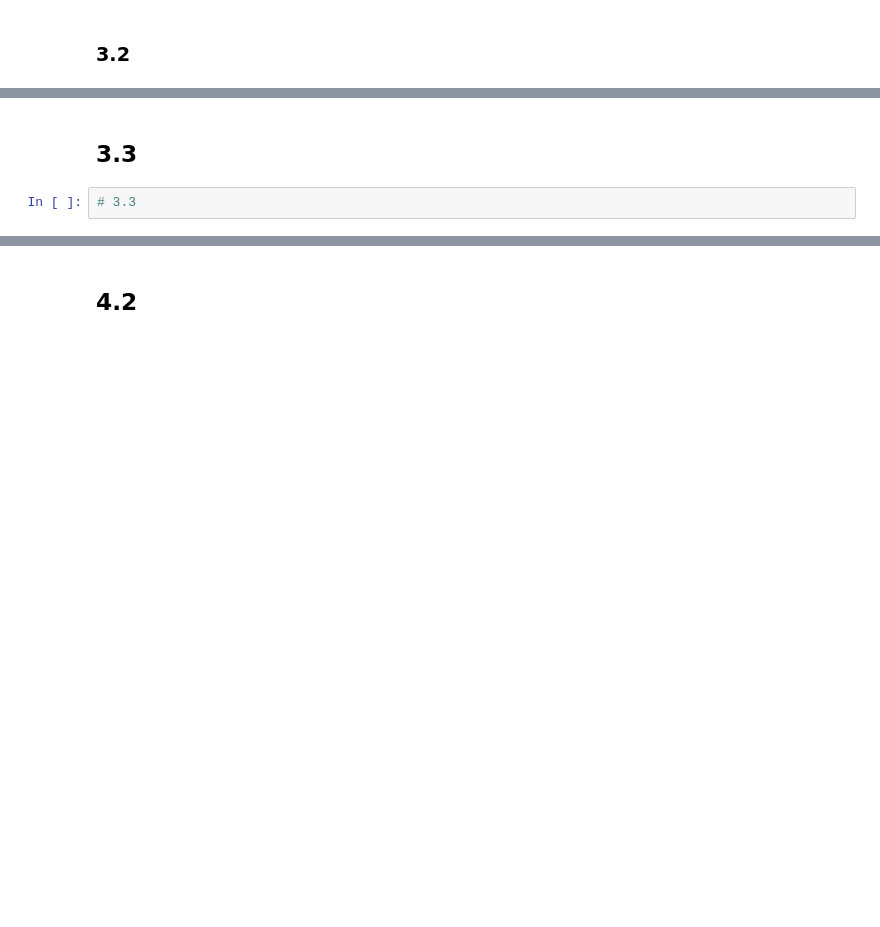
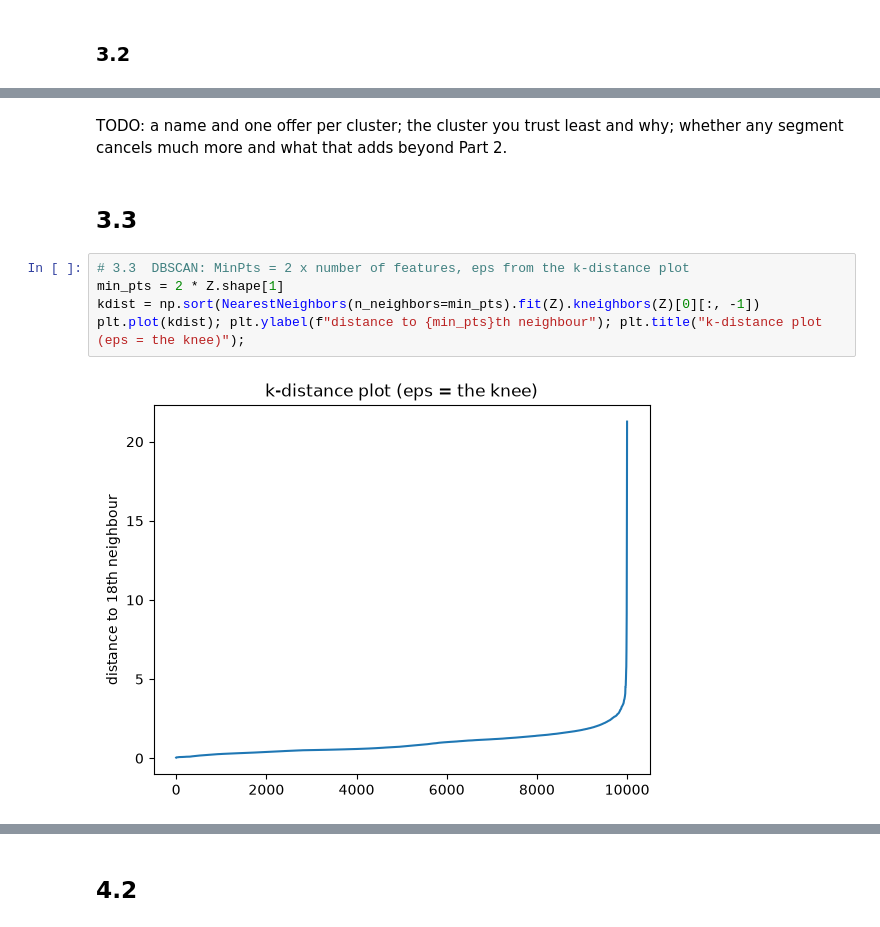
Before and after one commit to clejdan/4300, a Jupyter notebook: Assignment_3/Assignment_3.ipynb, the cells around one changed output, grey strips where cells are left out. Cells and saved outputs as stored; diff of their text form; blank space fills up the shorter version.

```diff
--- a/Assignment_3/Assignment_3.ipynb
+++ b/Assignment_3/Assignment_3.ipynb
@@ -639,4 +1039,11 @@ print(df.groupby(df["days_in_waiting_list"] > 0)["is_canceled"].agg(["mean", "co
+# %% [markdown]
+TODO: a name and one offer per cluster; the cluster you trust least and why; whether any segment cancels much more and what that adds beyond Part 2.
 # %% [markdown]
 ## 3.3
-# %%
-# 3.3
+# %%
+# 3.3  DBSCAN: MinPts = 2 x number of features, eps from the k-distance plot
+min_pts = 2 * Z.shape[1]
+kdist = np.sort(NearestNeighbors(n_neighbors=min_pts).fit(Z).kneighbors(Z)[0][:, -1])
+plt.plot(kdist); plt.ylabel(f"distance to {min_pts}th neighbour"); plt.title("k-distance plot (eps = the knee)");
+# %% [output]
+[figure, added]
```
Also changed, not shown: parts of 66 cells of this notebook.
